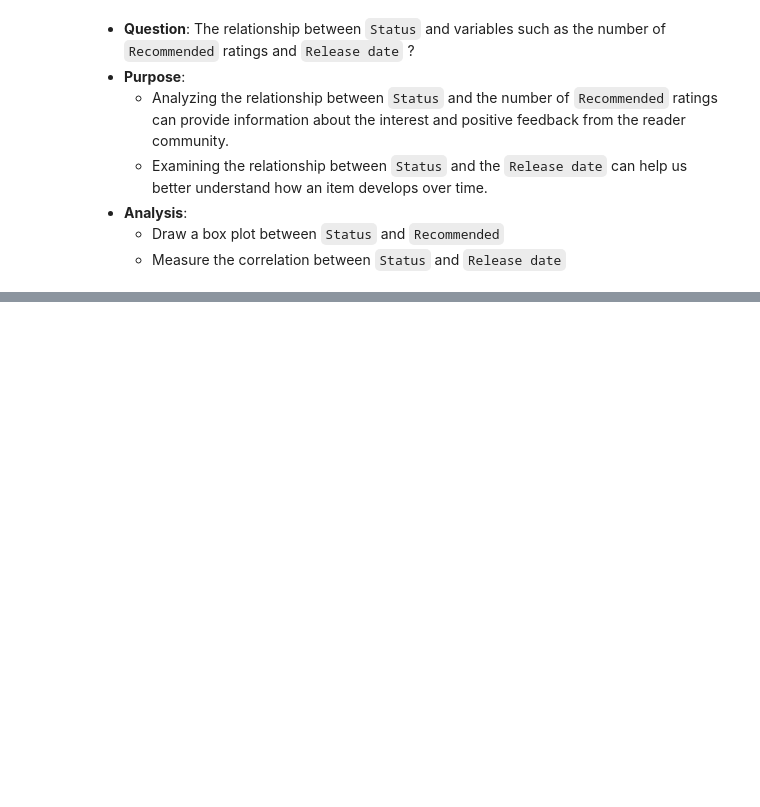
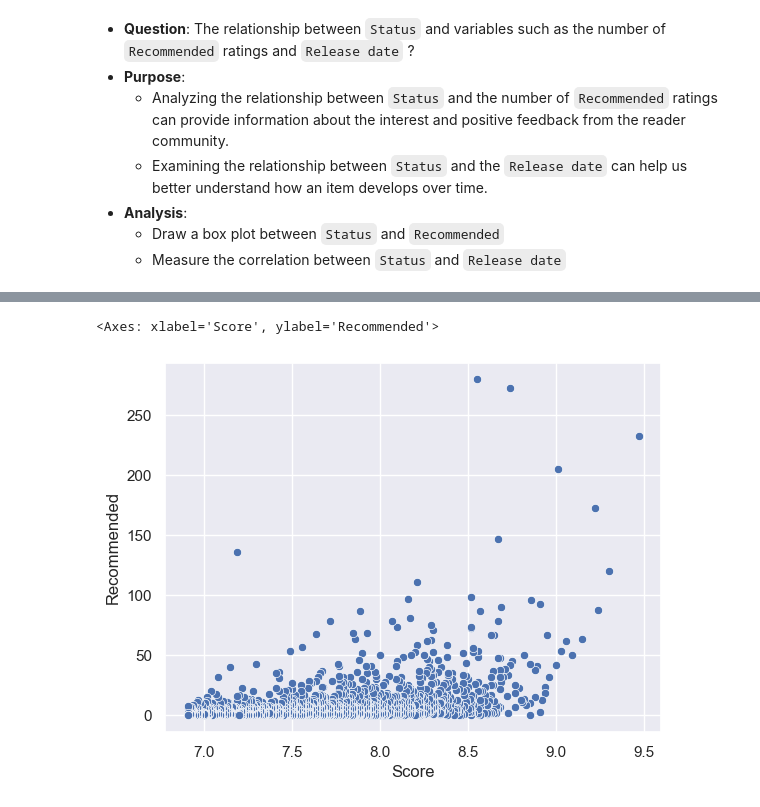
Before and after one commit to duongtruongbinh/IntroDS_FinalProject, a Jupyter notebook: src/Asking_Questions_and_Analyzing.ipynb, the cells around one changed output, grey strips where cells are left out. Cells and saved outputs as stored; diff of their text form; code cells hidden in the pictures; blank space fills up the shorter version.

```diff
--- a/src/Asking_Questions_and_Analyzing.ipynb
+++ b/src/Asking_Questions_and_Analyzing.ipynb
@@ -277,0 +292,5 @@ The correlation coefficient between Status and Release date: 0.3758344646893403
+# %%
+sns.scatterplot(x='Score', y='Recommended', data=manga_copy_df)
+# %% [output]
+<Axes: xlabel='Score', ylabel='Recommended'>
+[figure, added]
```
Also changed, not shown: parts of 5 cells of this notebook, 1 other file.
